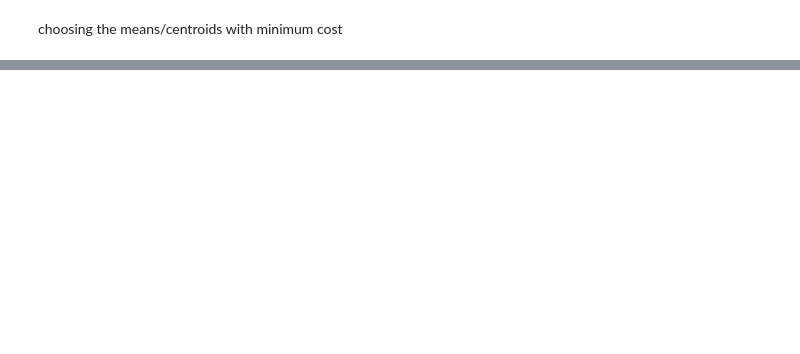
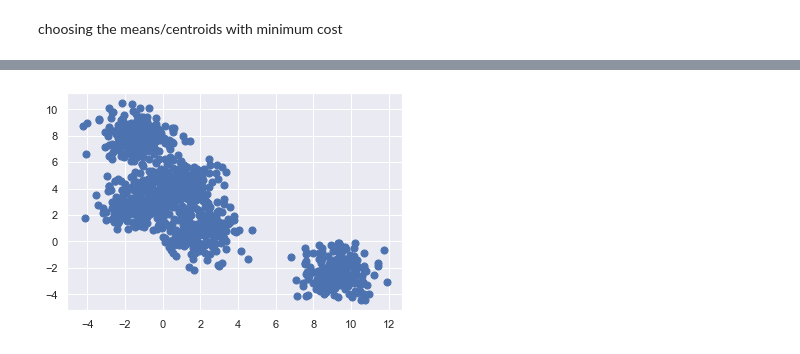
Before and after one commit to linearsachin/ml, a Jupyter notebook: kmeans.ipynb, the cells around one changed output, grey strips where cells are left out. Saved outputs shown, nothing was run; the diff lists cells and outputs as text; code cells hidden in the pictures; blank space fills up the shorter version.

```diff
--- a/kmeans.ipynb
+++ b/kmeans.ipynb
@@ -75 +74,7 @@ array([[ 0.93588159,  4.3205638 ],
+# %%
+from sklearn.datasets.samples_generator import make_blobs
+X, y = make_blobs(n_samples=1000, centers=5,random_state=0, cluster_std=1)
+plt.scatter(X[:, 0], X[:, 1], s=50, cmap='spring');
+# %% [output]
+[figure, added]
 # %%
```
Also changed, not shown: parts of 14 cells of this notebook.
